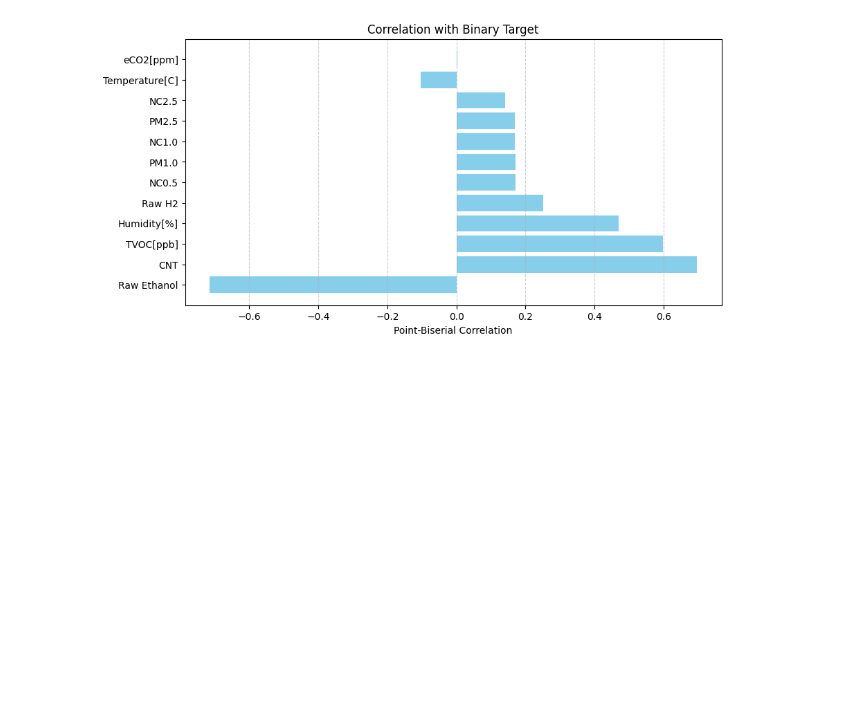
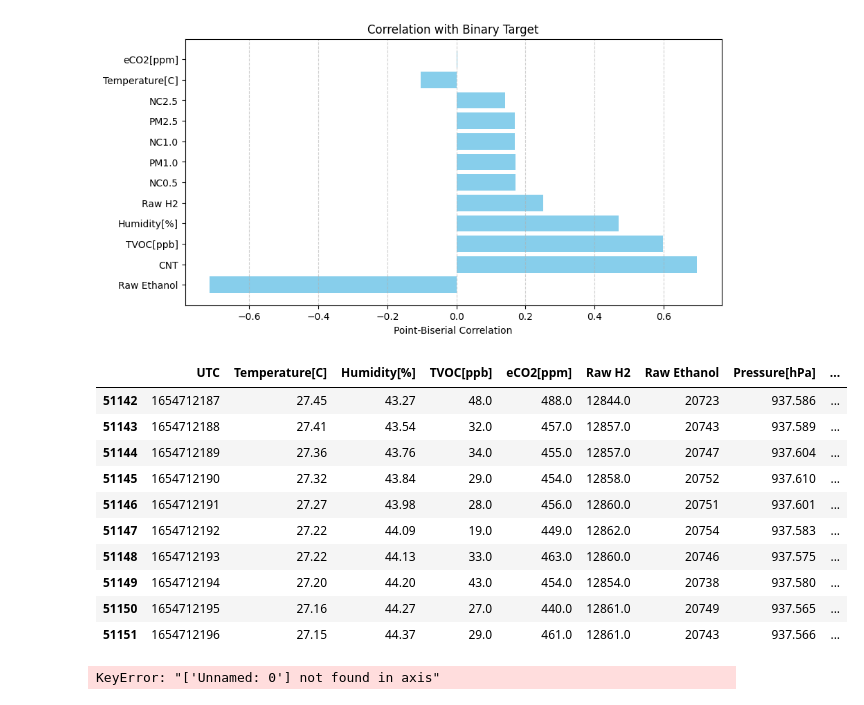
Before and after one commit to somebodnew/OmGTU, a Jupyter notebook: ML/notebooks/lab1_smoke.ipynb, the cells around one changed output. Cells and saved outputs as stored; diff of their text form; code cells hidden in the pictures; blank space fills up the shorter version.

```diff
--- a/ML/notebooks/lab1_smoke.ipynb
+++ b/ML/notebooks/lab1_smoke.ipynb
@@ -452,4 +452,23 @@ plt.grid(axis='x', linestyle='--', alpha=0.6)
 plt.show()
 # %% [output]
 [figure]
+# %%
+data_filtered.head(10)
+# %% [output]
+|  | UTC | Temperature[C] | Humidity[%] | TVOC[ppb] | eCO2[ppm] | Raw H2 | Raw Ethanol | Pressure[hPa] | ... |
+| 51142 | 1654712187 | 27.45 | 43.27 | 48.0 | 488.0 | 12844.0 | 20723 | 937.586 | ... |
+| 51143 | 1654712188 | 27.41 | 43.54 | 32.0 | 457.0 | 12857.0 | 20743 | 937.589 | ... |
+| 51144 | 1654712189 | 27.36 | 43.76 | 34.0 | 455.0 | 12857.0 | 20747 | 937.604 | ... |
+| 51145 | 1654712190 | 27.32 | 43.84 | 29.0 | 454.0 | 12858.0 | 20752 | 937.610 | ... |
+| 51146 | 1654712191 | 27.27 | 43.98 | 28.0 | 456.0 | 12860.0 | 20751 | 937.601 | ... |
+| 51147 | 1654712192 | 27.22 | 44.09 | 19.0 | 449.0 | 12862.0 | 20754 | 937.583 | ... |
+| 51148 | 1654712193 | 27.22 | 44.13 | 33.0 | 463.0 | 12860.0 | 20746 | 937.575 | ... |
+| 51149 | 1654712194 | 27.20 | 44.20 | 43.0 | 454.0 | 12854.0 | 20738 | 937.580 | ... |
+| 51150 | 1654712195 | 27.16 | 44.27 | 27.0 | 440.0 | 12861.0 | 20749 | 937.565 | ... |
+| 51151 | 1654712196 | 27.15 | 44.37 | 29.0 | 461.0 | 12861.0 | 20743 | 937.566 | ... |
+# %%
+data_filtered = data_filtered.drop(['NC0.5','NC2.5','PM2.5'], axis=1)
+data_filtered = data_filtered.drop(['Unnamed: 0', 'UTC'], axis=1)
+# %% [output]
+KeyError: "['Unnamed: 0'] not found in axis"
 # %%
```
Also changed, not shown: parts of 1 cell of this notebook, 13 other files.
